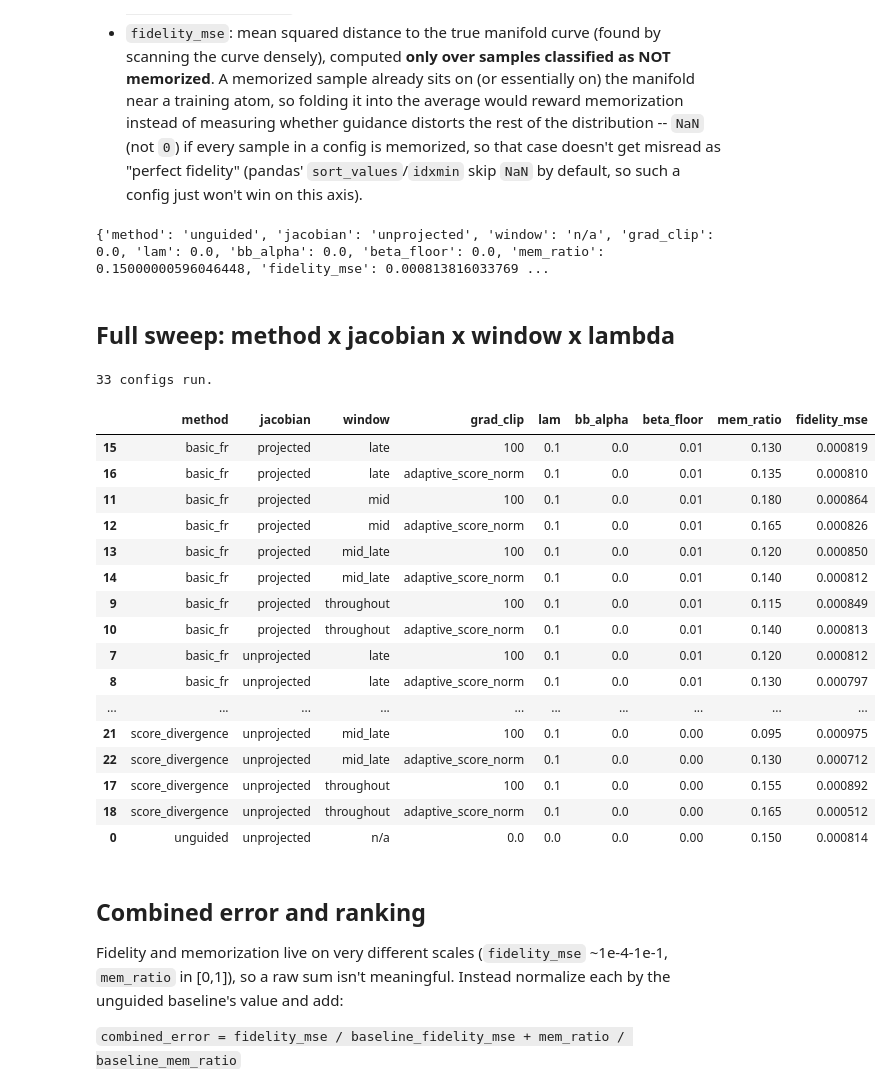
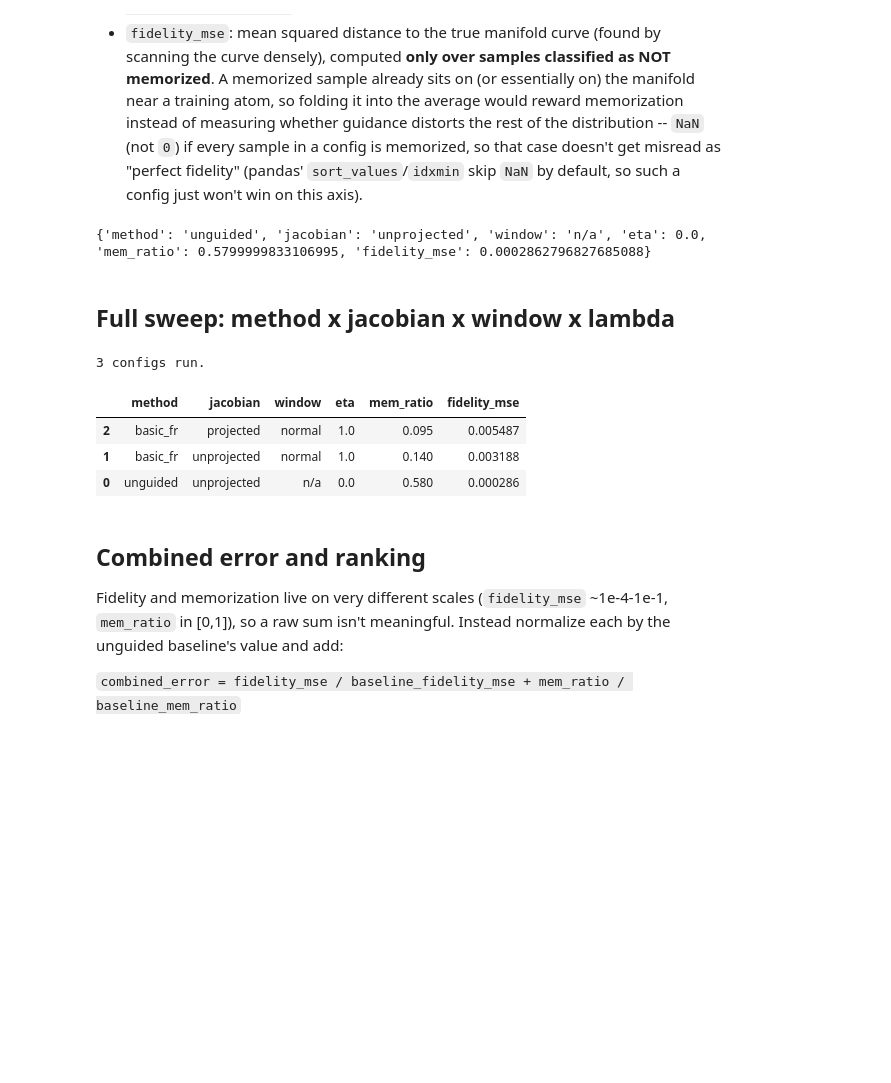
Before and after one commit to narbengusu/denoising_memorization, a Jupyter notebook: experiments/toy_manifold/02_fr_guidance.ipynb, the cells around one changed output. Drawn from its saved outputs; the diff is of its cells as text; code cells hidden in the pictures; blank space fills up the shorter version.

```diff
--- a/experiments/toy_manifold/02_fr_guidance.ipynb
+++ b/experiments/toy_manifold/02_fr_guidance.ipynb
@@ -441,7 +334,7 @@ def evaluate(X):
         "fidelity_mse": fidelity,
     }
 # %%
-def run_condition(guidance_fn, lam, progress_lo, progress_hi):
+def run_condition(guidance_fn, eta, progress_lo, progress_hi):
     torch.manual_seed(config["seed"])
     z_init = torch.randn(config["n_samples"], d, device=device)
     if guidance_fn is None:
@@ -453,67 +346,42 @@ def run_condition(guidance_fn, lam, progress_lo, progress_hi):
         return x.detach()
     z_final, _ = driver.guided_reverse_loop(
         z_init, n_steps, make_base_step_fn(), guidance_fn,
-        progress_lo=progress_lo, progress_hi=progress_hi, ell=config["ell"], lam=lam,
-        step_scale_fn=step_scale_fn)
+        progress_lo=progress_lo, progress_hi=progress_hi, ell=config["ell"], trust_region=eta)
     return z_final.detach()
 
 X_unguided = run_condition(None, 0.0, 0.0, 1.0)
-baseline = {"method": "unguided", "jacobian": "unprojected", "window": "n/a", "grad_clip": 0.0, "lam": 0.0,
-            "bb_alpha": 0.0, "beta_floor": 0.0, **evaluate(X_unguided)}
+baseline = {"method": "unguided", "jacobian": "unprojected", "window": "n/a", "eta": 0.0,
+            **evaluate(X_unguided)}
 print(baseline)
 # %% [output]
-{'method': 'unguided', 'jacobian': 'unprojected', 'window': 'n/a', 'grad_clip': 0.0, 'lam': 0.0, 'bb_alpha': 0.0, 'beta_floor': 0.0, 'mem_ratio': 0.15000000596046448, 'fidelity_mse': 0.000813816033769 ...
+{'method': 'unguided', 'jacobian': 'unprojected', 'window': 'n/a', 'eta': 0.0, 'mem_ratio': 0.5799999833106995, 'fidelity_mse': 0.0002862796827685088}
 # %% [markdown]
 ## Full sweep: method x jacobian x window x lambda
 # %%
 rows = [baseline]
-samples_cache = {("unguided", "unprojected", "n/a", 0.0, 0.0, 0.0, 0.0): X_unguided}
+samples_cache = {("unguided", "unprojected", "n/a", 0.0): X_unguided}
 
 for method in ENERGY_FACTORIES:
     for jacobian_name, jacobian_fn in JACOBIANS.items():
         for window_name, (progress_lo, progress_hi) in windows.items():
-            for grad_clip in config["grad_clips"]:
-                # bb_alpha sentinel 0.0 = "not applicable" (never a valid Dirichlet concentration) --
-                # only bayesian_fr actually varies it. beta_floor sentinel 0.0 = "not applicable" --
-                # only basic_fr/bayesian_fr actually vary it (score_divergence ignores it entirely).
-                bb_alphas = config["bb_alphas"] if method == "bayesian_fr" else [0.0]
-                beta_floors = config["beta_floors"] if method in ("basic_fr", "bayesian_fr") else [0.0]
-                for bb_alpha in bb_alphas:
-                    for beta_floor in beta_floors:
-                        guidance_fn = make_guidance_fn(method, jacobian_name, grad_clip,
-                                                        bb_alpha=bb_alpha or None, beta_floor=beta_floor or None)
-                        for lam in config["lambdas"]:
-                            X = run_condition(guidance_fn, lam, progress_lo, progress_hi)
-                            row = {"method": method, "jacobian": jacobian_name, "window": window_name,
-                                   "grad_clip": grad_clip, "lam": lam, "bb_alpha": bb_alpha,
-                                   "beta_floor": beta_floor, **evaluate(X)}
-                            rows.append(row)
-                            samples_cache[(method, jacobian_name, window_name, grad_clip, lam, bb_alpha, beta_floor)] = X
+            guidance_fn = make_guidance_fn(method, jacobian_name)
+            for eta in config["etas"]:
+                X = run_condition(guidance_fn, eta, progress_lo, progress_hi)
+                row = {"method": method, "jacobian": jacobian_name, "window": window_name,
+                       "eta": eta, **evaluate(X)}
+                rows.append(row)
+                samples_cache[(method, jacobian_name, window_name, eta)] = X
 
 df = pd.DataFrame(rows)
-df["grad_clip"] = df["grad_clip"].fillna(0.0)
 print(f"{len(df)} configs run.")
 df.to_csv(f"{OUT_DIR}/fr_sweep_results.csv", index=False)
-df.sort_values(["method", "jacobian", "window", "grad_clip", "lam"])
+df.sort_values(["method", "jacobian", "window", "eta"])
 # %% [output]
-33 configs run.
+3 configs run.
-|  | method | jacobian | window | grad_clip | lam | bb_alpha | beta_floor | mem_ratio | fidelity_mse |
-| 15 | basic_fr | projected | late | 100 | 0.1 | 0.0 | 0.01 | 0.130 | 0.000819 |
-| 16 | basic_fr | projected | late | adaptive_score_norm | 0.1 | 0.0 | 0.01 | 0.135 | 0.000810 |
-| 11 | basic_fr | projected | mid | 100 | 0.1 | 0.0 | 0.01 | 0.180 | 0.000864 |
-| 12 | basic_fr | projected | mid | adaptive_score_norm | 0.1 | 0.0 | 0.01 | 0.165 | 0.000826 |
-| 13 | basic_fr | projected | mid_late | 100 | 0.1 | 0.0 | 0.01 | 0.120 | 0.000850 |
-| 14 | basic_fr | projected | mid_late | adaptive_score_norm | 0.1 | 0.0 | 0.01 | 0.140 | 0.000812 |
-| 9 | basic_fr | projected | throughout | 100 | 0.1 | 0.0 | 0.01 | 0.115 | 0.000849 |
-| 10 | basic_fr | projected | throughout | adaptive_score_norm | 0.1 | 0.0 | 0.01 | 0.140 | 0.000813 |
-| 7 | basic_fr | unprojected | late | 100 | 0.1 | 0.0 | 0.01 | 0.120 | 0.000812 |
-| 8 | basic_fr | unprojected | late | adaptive_score_norm | 0.1 | 0.0 | 0.01 | 0.130 | 0.000797 |
-| ... | ... | ... | ... | ... | ... | ... | ... | ... | ... |
-| 21 | score_divergence | unprojected | mid_late | 100 | 0.1 | 0.0 | 0.00 | 0.095 | 0.000975 |
-| 22 | score_divergence | unprojected | mid_late | adaptive_score_norm | 0.1 | 0.0 | 0.00 | 0.130 | 0.000712 |
-| 17 | score_divergence | unprojected | throughout | 100 | 0.1 | 0.0 | 0.00 | 0.155 | 0.000892 |
-| 18 | score_divergence | unprojected | throughout | adaptive_score_norm | 0.1 | 0.0 | 0.00 | 0.165 | 0.000512 |
-| 0 | unguided | unprojected | n/a | 0.0 | 0.0 | 0.0 | 0.00 | 0.150 | 0.000814 |
+|  | method | jacobian | window | eta | mem_ratio | fidelity_mse |
+| 2 | basic_fr | projected | normal | 1.0 | 0.095 | 0.005487 |
+| 1 | basic_fr | unprojected | normal | 1.0 | 0.140 | 0.003188 |
+| 0 | unguided | unprojected | n/a | 0.0 | 0.580 | 0.000286 |
 # %% [markdown]
 ## Combined error and ranking
 
```
Also changed, not shown: parts of 21 cells of this notebook, 14 other files.
